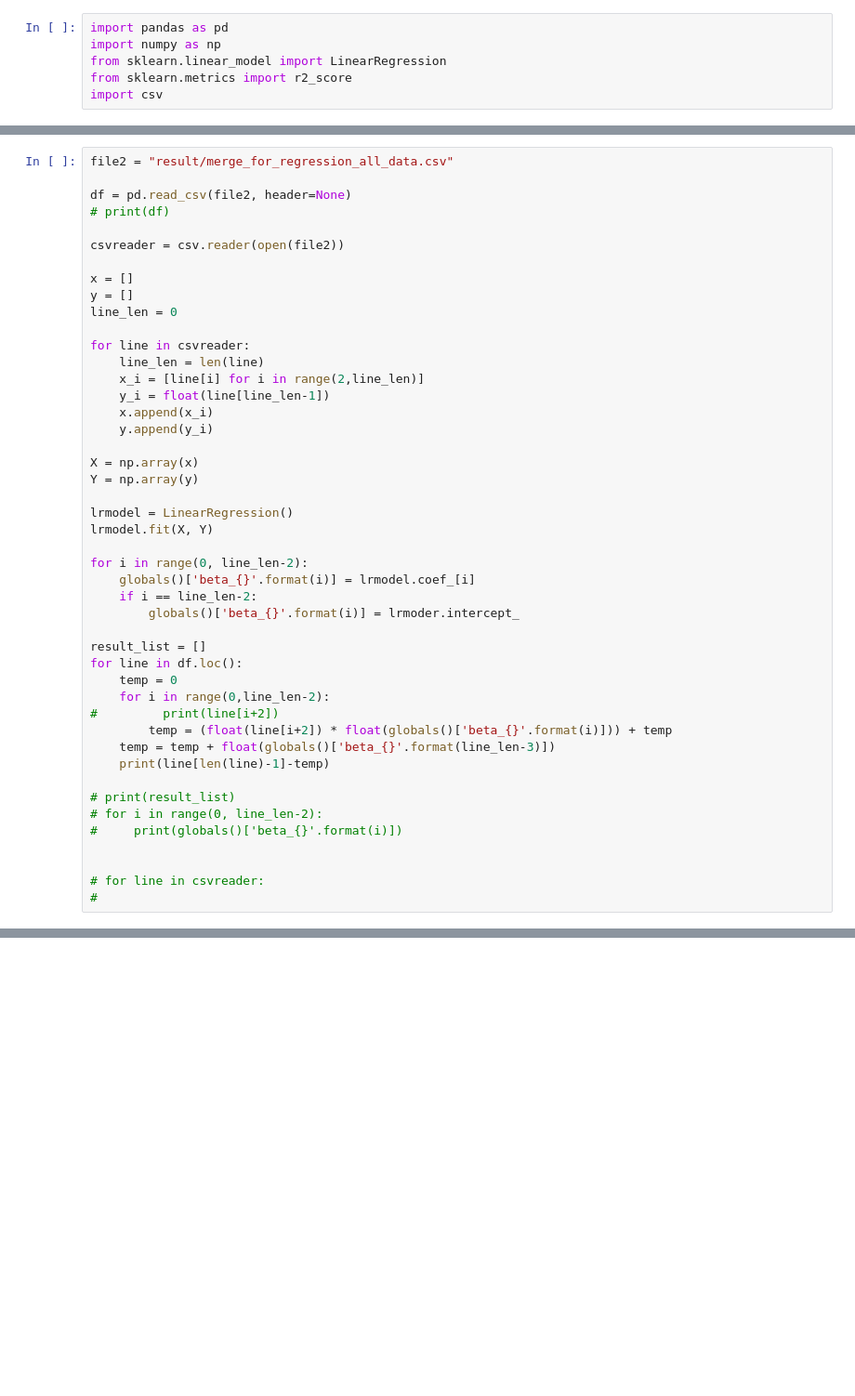
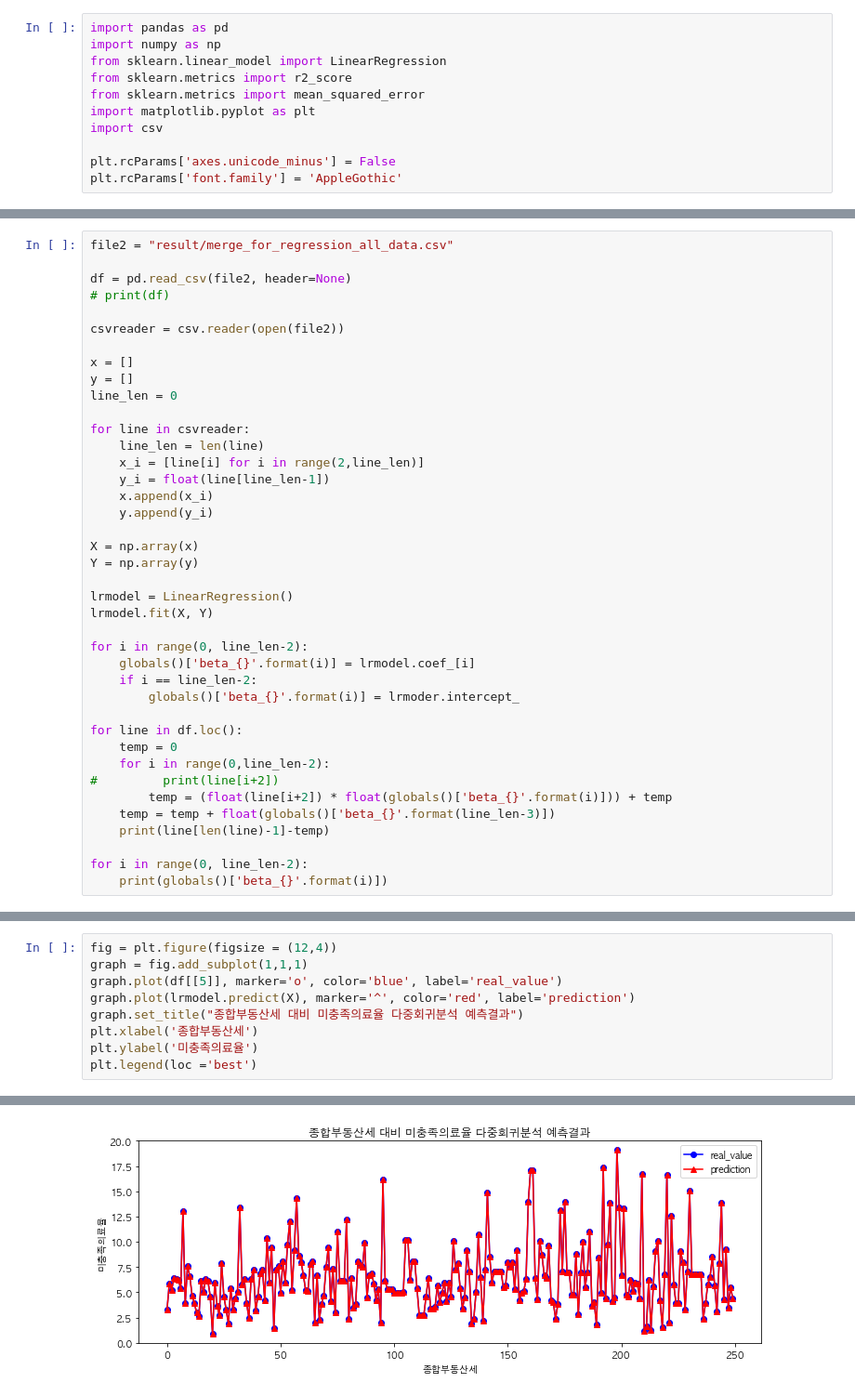
Before and after one commit to ltxctdbnn/Wesick, a Jupyter notebook: jupyter/Multi Regression Analysis.ipynb, the cells around one changed output, grey strips where cells are left out. Shown: that part at 93% size. Saved outputs shown, nothing was run; the diff lists cells and outputs as text; blank space fills up the shorter version.

```diff
--- a/jupyter/Multi Regression Analysis.ipynb
+++ b/jupyter/Multi Regression Analysis.ipynb
@@ -3,4 +3,9 @@ import pandas as pd
 import numpy as np
 from sklearn.linear_model import LinearRegression
 from sklearn.metrics import r2_score
+from sklearn.metrics import mean_squared_error
+import matplotlib.pyplot as plt
 import csv
+
+plt.rcParams['axes.unicode_minus'] = False
+plt.rcParams['font.family'] = 'AppleGothic'
@@ -95,7 +39,6 @@ for i in range(0, line_len-2):
     if i == line_len-2:
         globals()['beta_{}'.format(i)] = lrmoder.intercept_
 
-result_list = []
 for line in df.loc():
     temp = 0
     for i in range(0,line_len-2):
@@ -104,10 +47,5 @@ for line in df.loc():
     temp = temp + float(globals()['beta_{}'.format(line_len-3)])
     print(line[len(line)-1]-temp)
 
-# print(result_list)
-# for i in range(0, line_len-2):
-#     print(globals()['beta_{}'.format(i)])
-
-
-# for line in csvreader:
-#
+for i in range(0, line_len-2):
+    print(globals()['beta_{}'.format(i)])
@@ -135,0 +134,10 @@ KeyError: 250
+# %%
+fig = plt.figure(figsize = (12,4))
+graph = fig.add_subplot(1,1,1)
+graph.plot(df[[5]], marker='o', color='blue', label='real_value')
+graph.plot(lrmodel.predict(X), marker='^', color='red', label='prediction')
+graph.set_title("종합부동산세 대비 미충족의료율 다중회귀분석 예측결과")
+plt.xlabel('종합부동산세')
+plt.ylabel('미충족의료율')
+plt.legend(loc ='best')
+# %% [output]
@@ -135,0 +145 @@ KeyError: 250
+[figure, added]
```
Also changed, not shown: parts of 7 cells of this notebook, 18 other files.
